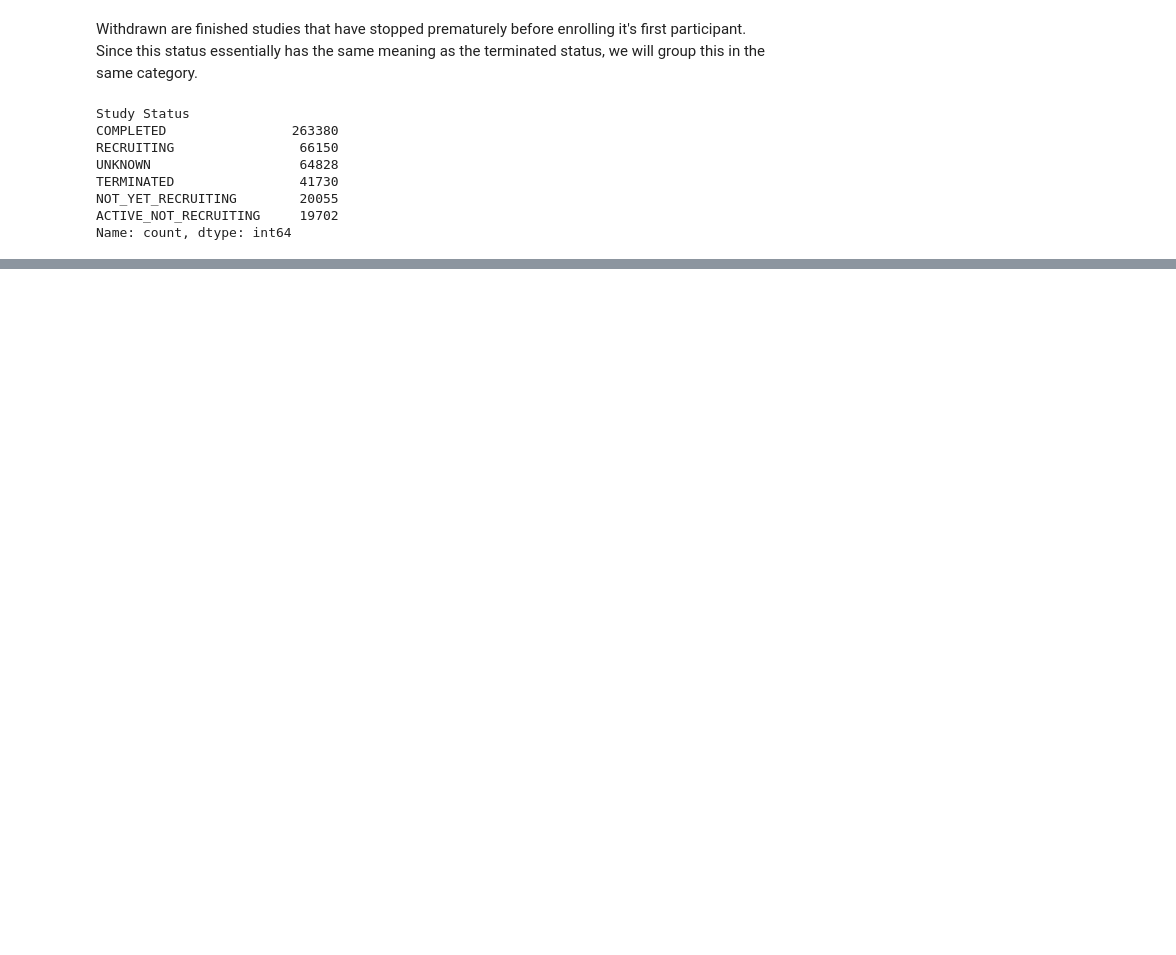
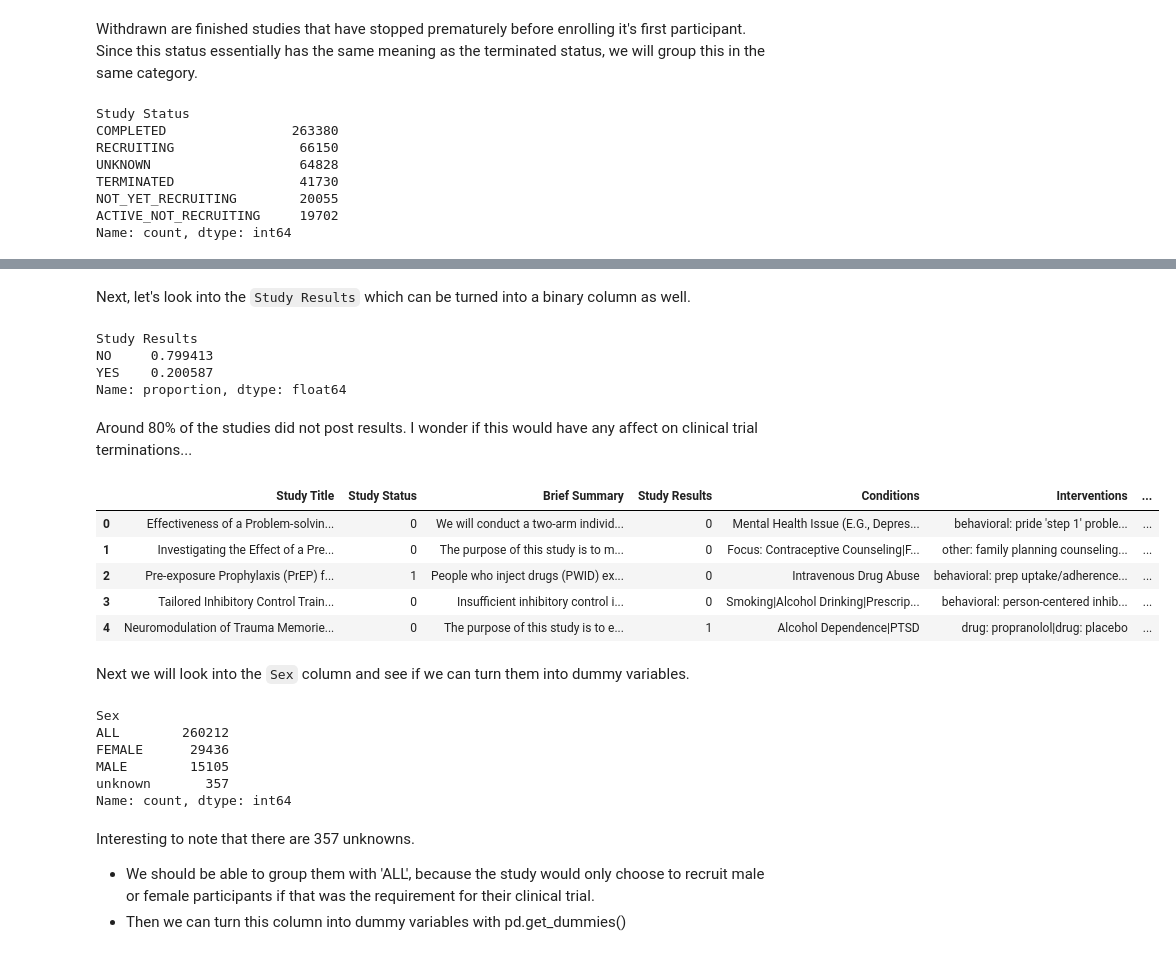
Before and after one commit to clem21chan/Clinical_Trials_Capstone, a Jupyter notebook: Notebooks/2_Preprocessing&EDA.ipynb, the cells around one changed output, grey strips where cells are left out. Cells and saved outputs as stored; diff of their text form; code cells hidden in the pictures; blank space fills up the shorter version.

```diff
--- a/Notebooks/2_Preprocessing&EDA.ipynb
+++ b/Notebooks/2_Preprocessing&EDA.ipynb
@@ -358,0 +406,6 @@ Name: count, dtype: int64
+# %%
+# reset dataframe index
+df.reset_index(drop = True, inplace = True)
+# %%
+# Convert Study Status values into binary
+df['Study Status'] = np.where(df['Study Status'] == 'TERMINATED', 1, 0)
@@ -358,0 +425,39 @@ Name: count, dtype: int64
+# %% [markdown]
+Next, let's look into the `Study Results` which can be turned into a binary column as well.
+# %%
+df['Study Results'].value_counts(normalize = True)
+# %% [output]
+Study Results
+NO     0.799413
+YES    0.200587
+Name: proportion, dtype: float64
+# %% [markdown]
+Around 80% of the studies did not post results. I wonder if this would have any affect on clinical trial terminations...
+# %%
+# Convert Study Results into binary
+df['Study Results'] = np.where(df['Study Results'] == 'YES', 1, 0)
+# %%
+# Sanity check
+df.head()
+# %% [output]
+|  | Study Title | Study Status | Brief Summary | Study Results | Conditions | Interventions | ... |
+| 0 | Effectiveness of a Problem-solvin... | 0 | We will conduct a two-arm individ... | 0 | Mental Health Issue (E.G., Depres... | behavioral: pride 'step 1' proble... | ... |
+| 1 | Investigating the Effect of a Pre... | 0 | The purpose of this study is to m... | 0 | Focus: Contraceptive Counseling|F... | other: family planning counseling... | ... |
+| 2 | Pre-exposure Prophylaxis (PrEP) f... | 1 | People who inject drugs (PWID) ex... | 0 | Intravenous Drug Abuse | behavioral: prep uptake/adherence... | ... |
+| 3 | Tailored Inhibitory Control Train... | 0 | Insufficient inhibitory control i... | 0 | Smoking|Alcohol Drinking|Prescrip... | behavioral: person-centered inhib... | ... |
+| 4 | Neuromodulation of Trauma Memorie... | 0 | The purpose of this study is to e... | 1 | Alcohol Dependence|PTSD | drug: propranolol|drug: placebo | ... |
+# %% [markdown]
+Next we will look into the `Sex` column and see if we can turn them into dummy variables.
+# %%
+df['Sex'].value_counts()
+# %% [output]
+Sex
+ALL        260212
+FEMALE      29436
+MALE        15105
+unknown       357
+Name: count, dtype: int64
+# %% [markdown]
+Interesting to note that there are 357 unknowns.
+- We should be able to group them with 'ALL', because the study would only choose to recruit male or female participants if that was the requirement for their clinical trial.
+- Then we can turn this column into dummy variables with pd.get_dummies()
```
Also changed, not shown: parts of 25 cells of this notebook.
